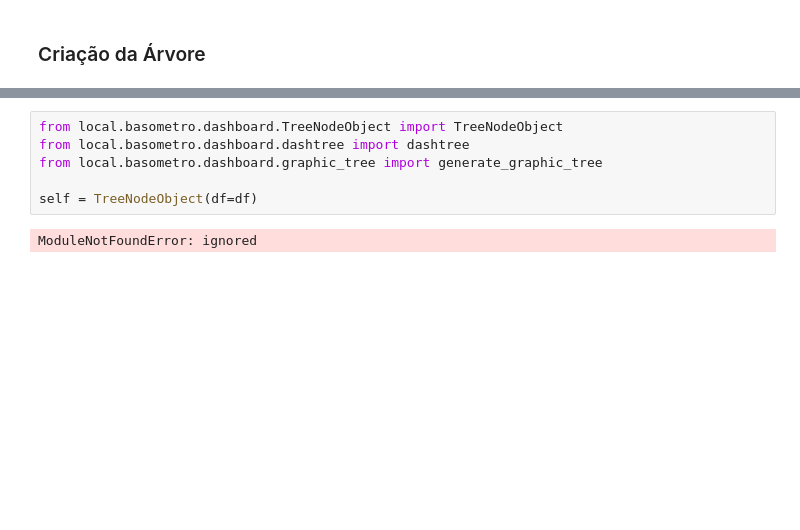
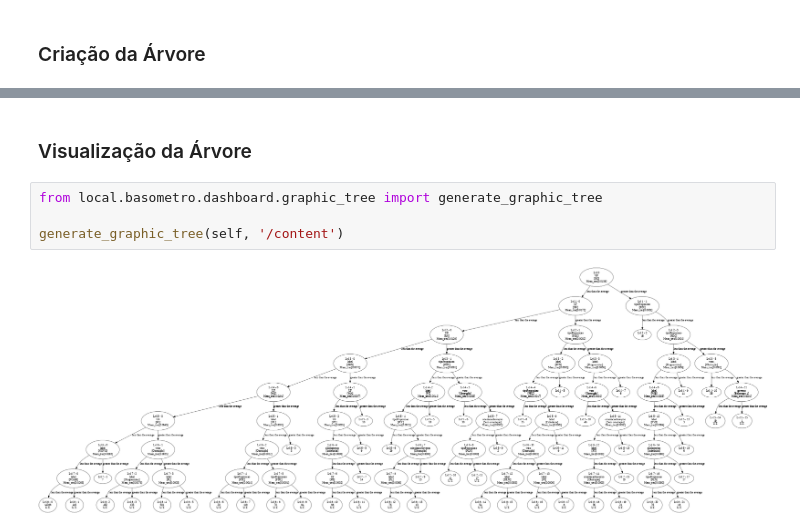
Before and after one commit to Yuri-Nassar/mat_tree, a Jupyter notebook: MultiAspectClustering_Basometro.ipynb, the cells around one changed output, grey strips where cells are left out. Cells and saved outputs as stored; diff of their text form; blank space fills up the shorter version.

```diff
--- a/MultiAspectClustering_Basometro.ipynb
+++ b/MultiAspectClustering_Basometro.ipynb
@@ -66,8 +80,8 @@ df = pd.read_csv("/content/2022-09-28_6M_specific.csv")
+# %% [markdown]
+### Visualização da Árvore
 # %%
-from local.basometro.dashboard.TreeNodeObject import TreeNodeObject
-from local.basometro.dashboard.dashtree import dashtree
 from local.basometro.dashboard.graphic_tree import generate_graphic_tree
 
-self = TreeNodeObject(df=df)
+generate_graphic_tree(self, '/content')
 # %% [output]
-ModuleNotFoundError: ignored
+[figure, added]
```
Also changed, not shown: parts of 3 cells of this notebook.
